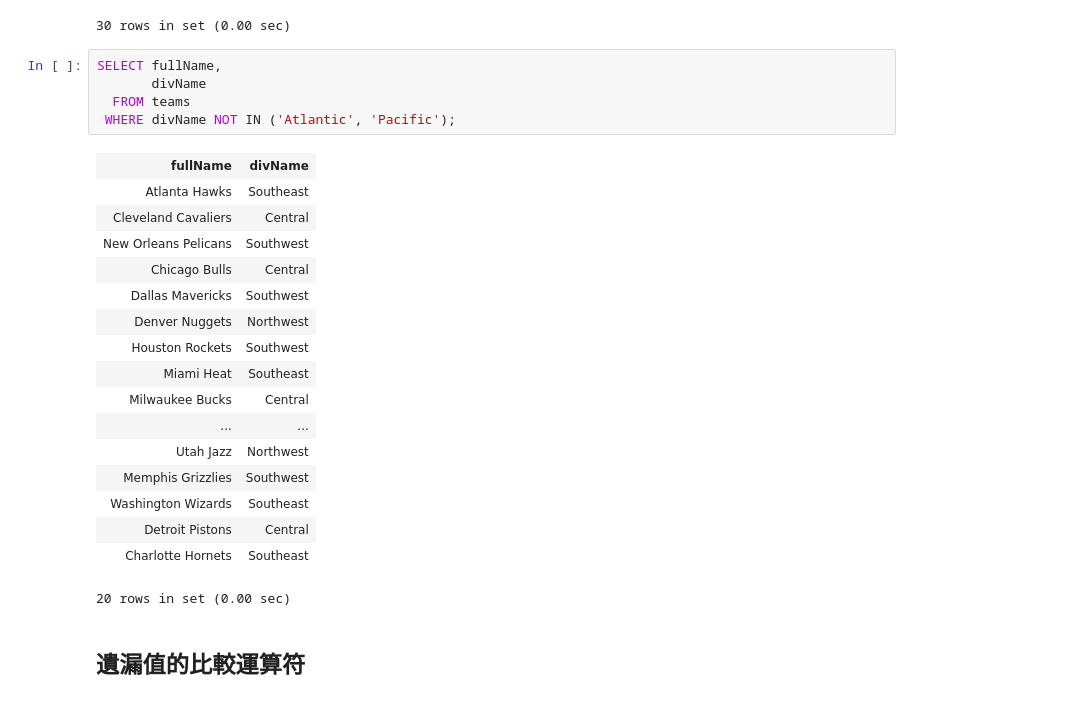
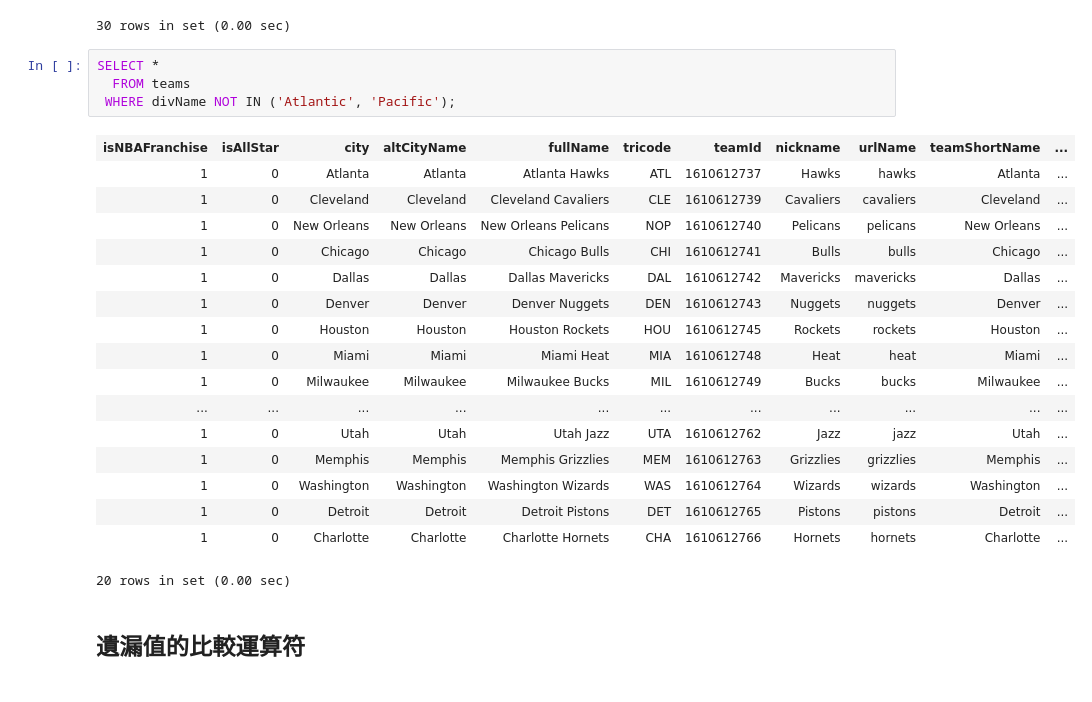
Before and after one commit to datainpoint/classroom-hahow-sqlfifty, a Jupyter notebook: 07-where/lecture.ipynb, the cells around one changed output. Saved outputs shown, nothing was run; the diff lists cells and outputs as text.

```diff
--- a/07-where/lecture.ipynb
+++ b/07-where/lecture.ipynb
@@ -341,27 +341,26 @@ SELECT divName = 'Atlantic' AS condition_1,
 | 0 | 0 | 1 |
 30 rows in set (0.00 sec)
 # %%
-SELECT fullName,
-       divName
+SELECT *
   FROM teams
  WHERE divName NOT IN ('Atlantic', 'Pacific');
 # %% [output]
-| fullName | divName |
-| Atlanta Hawks | Southeast |
-| Cleveland Cavaliers | Central |
-| New Orleans Pelicans | Southwest |
-| Chicago Bulls | Central |
-| Dallas Mavericks | Southwest |
-| Denver Nuggets | Northwest |
-| Houston Rockets | Southwest |
-| Miami Heat | Southeast |
-| Milwaukee Bucks | Central |
-| ... | ... |
-| Utah Jazz | Northwest |
-| Memphis Grizzlies | Southwest |
-| Washington Wizards | Southeast |
-| Detroit Pistons | Central |
-| Charlotte Hornets | Southeast |
+| isNBAFranchise | isAllStar | city | altCityName | fullName | tricode | teamId | nickname | urlName | teamShortName | ... |
+| 1 | 0 | Atlanta | Atlanta | Atlanta Hawks | ATL | 1610612737 | Hawks | hawks | Atlanta | ... |
+| 1 | 0 | Cleveland | Cleveland | Cleveland Cavaliers | CLE | 1610612739 | Cavaliers | cavaliers | Cleveland | ... |
+| 1 | 0 | New Orleans | New Orleans | New Orleans Pelicans | NOP | 1610612740 | Pelicans | pelicans | New Orleans | ... |
+| 1 | 0 | Chicago | Chicago | Chicago Bulls | CHI | 1610612741 | Bulls | bulls | Chicago | ... |
+| 1 | 0 | Dallas | Dallas | Dallas Mavericks | DAL | 1610612742 | Mavericks | mavericks | Dallas | ... |
+| 1 | 0 | Denver | Denver | Denver Nuggets | DEN | 1610612743 | Nuggets | nuggets | Denver | ... |
+| 1 | 0 | Houston | Houston | Houston Rockets | HOU | 1610612745 | Rockets | rockets | Houston | ... |
+| 1 | 0 | Miami | Miami | Miami Heat | MIA | 1610612748 | Heat | heat | Miami | ... |
+| 1 | 0 | Milwaukee | Milwaukee | Milwaukee Bucks | MIL | 1610612749 | Bucks | bucks | Milwaukee | ... |
+| ... | ... | ... | ... | ... | ... | ... | ... | ... | ... | ... |
+| 1 | 0 | Utah | Utah | Utah Jazz | UTA | 1610612762 | Jazz | jazz | Utah | ... |
+| 1 | 0 | Memphis | Memphis | Memphis Grizzlies | MEM | 1610612763 | Grizzlies | grizzlies | Memphis | ... |
+| 1 | 0 | Washington | Washington | Washington Wizards | WAS | 1610612764 | Wizards | wizards | Washington | ... |
+| 1 | 0 | Detroit | Detroit | Detroit Pistons | DET | 1610612765 | Pistons | pistons | Detroit | ... |
+| 1 | 0 | Charlotte | Charlotte | Charlotte Hornets | CHA | 1610612766 | Hornets | hornets | Charlotte | ... |
 20 rows in set (0.00 sec)
 # %% [markdown]
 ## 遺漏值的比較運算符
```
Also changed, not shown: parts of 3 cells of this notebook, 1 other file.
